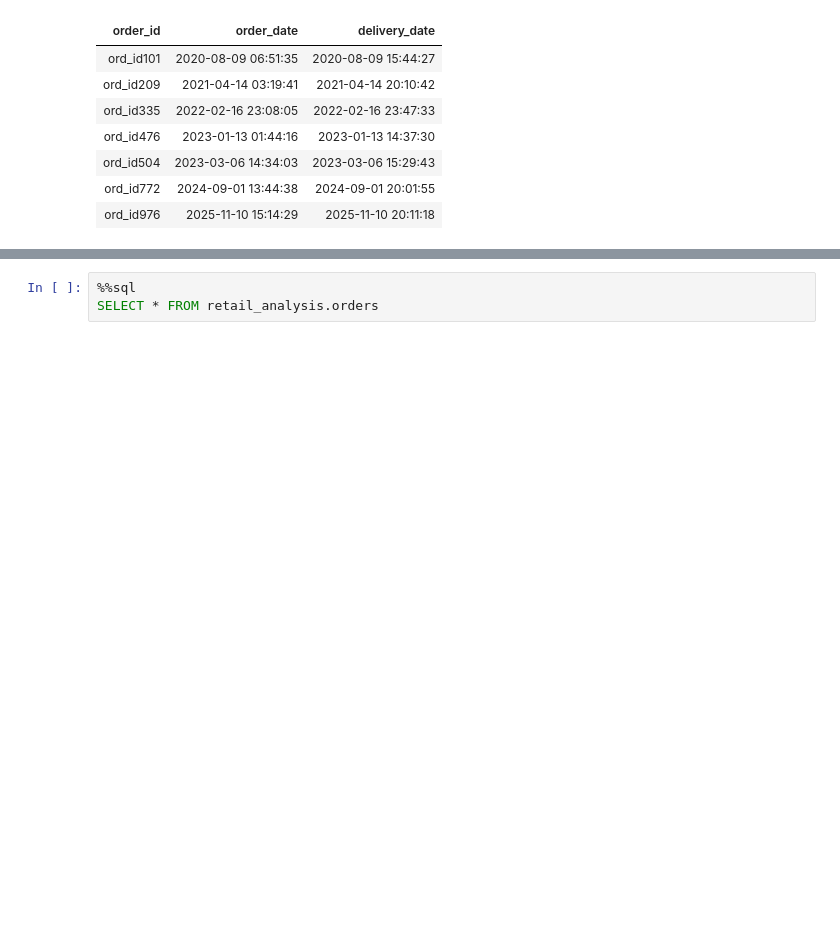
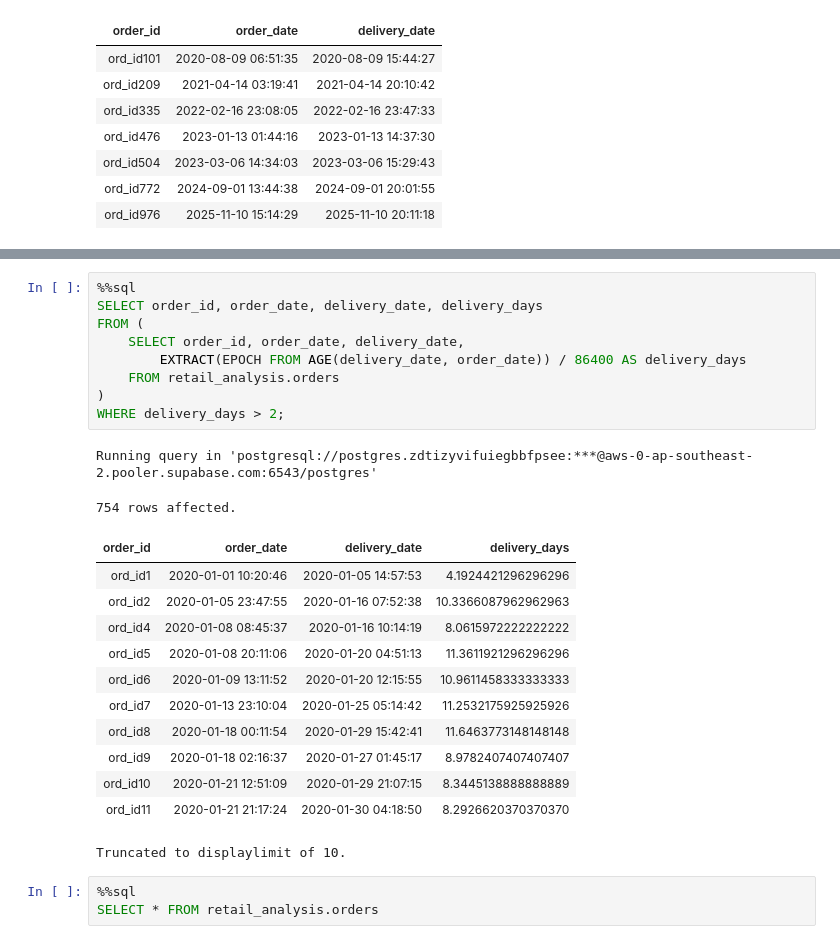
Before and after one commit to umesh-creates/sql_pandas_exercise_and_notes, a Jupyter notebook: retail_analysis exercise/date _and_time.ipynb, the cells around one changed output, grey strips where cells are left out. Saved outputs shown, nothing was run; the diff lists cells and outputs as text; blank space fills up the shorter version.

Commit message:
took more than 2 days to deliver

```diff
--- a/retail_analysis exercise/date _and_time.ipynb
+++ b/retail_analysis exercise/date _and_time.ipynb
@@ -1809,3 +1822,27 @@ Running query in 'postgresql://postgres.zdtizyvifuiegbbfpsee:***@aws-0-ap-southe
+# %%
+%%sql
+SELECT order_id, order_date, delivery_date, delivery_days
+FROM (
+    SELECT order_id, order_date, delivery_date,
+        EXTRACT(EPOCH FROM AGE(delivery_date, order_date)) / 86400 AS delivery_days
+    FROM retail_analysis.orders
+)
+WHERE delivery_days > 2;
+# %% [output]
+Running query in 'postgresql://postgres.zdtizyvifuiegbbfpsee:***@aws-0-ap-southeast-2.pooler.supabase.com:6543/postgres'
+754 rows affected.
+| order_id | order_date | delivery_date | delivery_days |
+| ord_id1 | 2020-01-01 10:20:46 | 2020-01-05 14:57:53 | 4.1924421296296296 |
+| ord_id2 | 2020-01-05 23:47:55 | 2020-01-16 07:52:38 | 10.3366087962962963 |
+| ord_id4 | 2020-01-08 08:45:37 | 2020-01-16 10:14:19 | 8.0615972222222222 |
+| ord_id5 | 2020-01-08 20:11:06 | 2020-01-20 04:51:13 | 11.3611921296296296 |
+| ord_id6 | 2020-01-09 13:11:52 | 2020-01-20 12:15:55 | 10.9611458333333333 |
+| ord_id7 | 2020-01-13 23:10:04 | 2020-01-25 05:14:42 | 11.2532175925925926 |
+| ord_id8 | 2020-01-18 00:11:54 | 2020-01-29 15:42:41 | 11.6463773148148148 |
+| ord_id9 | 2020-01-18 02:16:37 | 2020-01-27 01:45:17 | 8.9782407407407407 |
+| ord_id10 | 2020-01-21 12:51:09 | 2020-01-29 21:07:15 | 8.3445138888888889 |
+| ord_id11 | 2020-01-21 21:17:24 | 2020-01-30 04:18:50 | 8.2926620370370370 |
+Truncated to displaylimit of 10.
 # %%
 %%sql
 SELECT * FROM retail_analysis.orders
```
Also changed, not shown: parts of 1 cell of this notebook.
